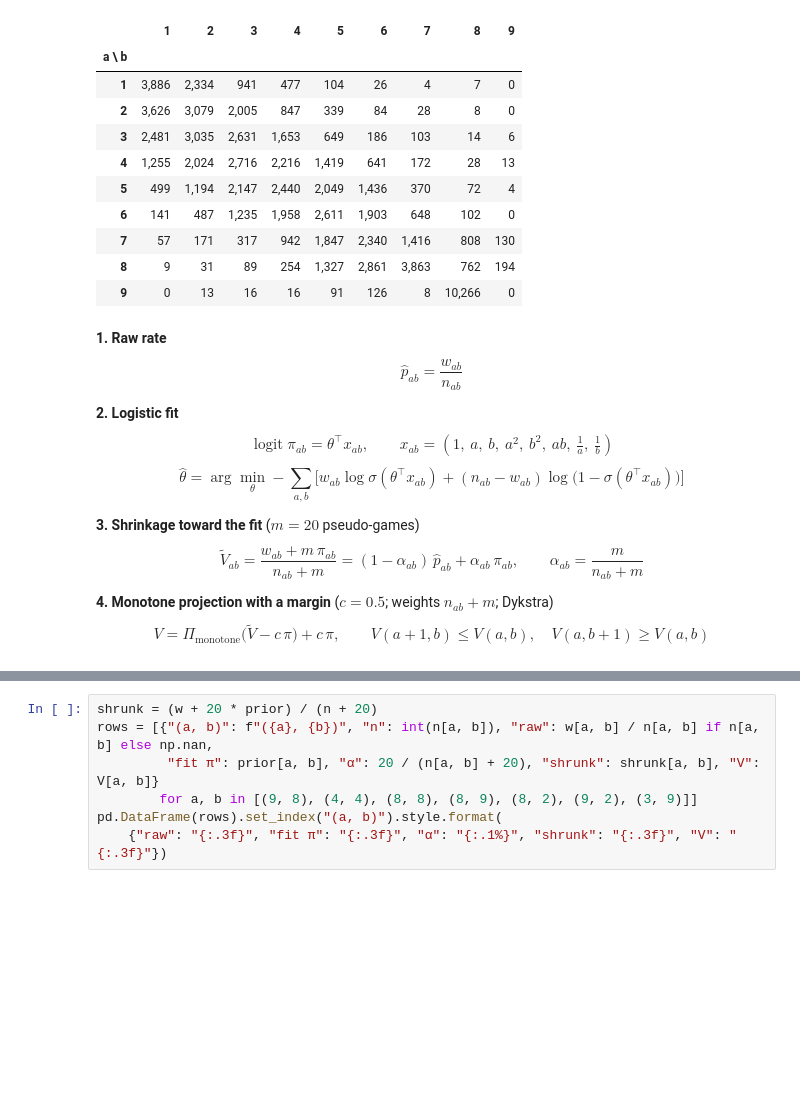
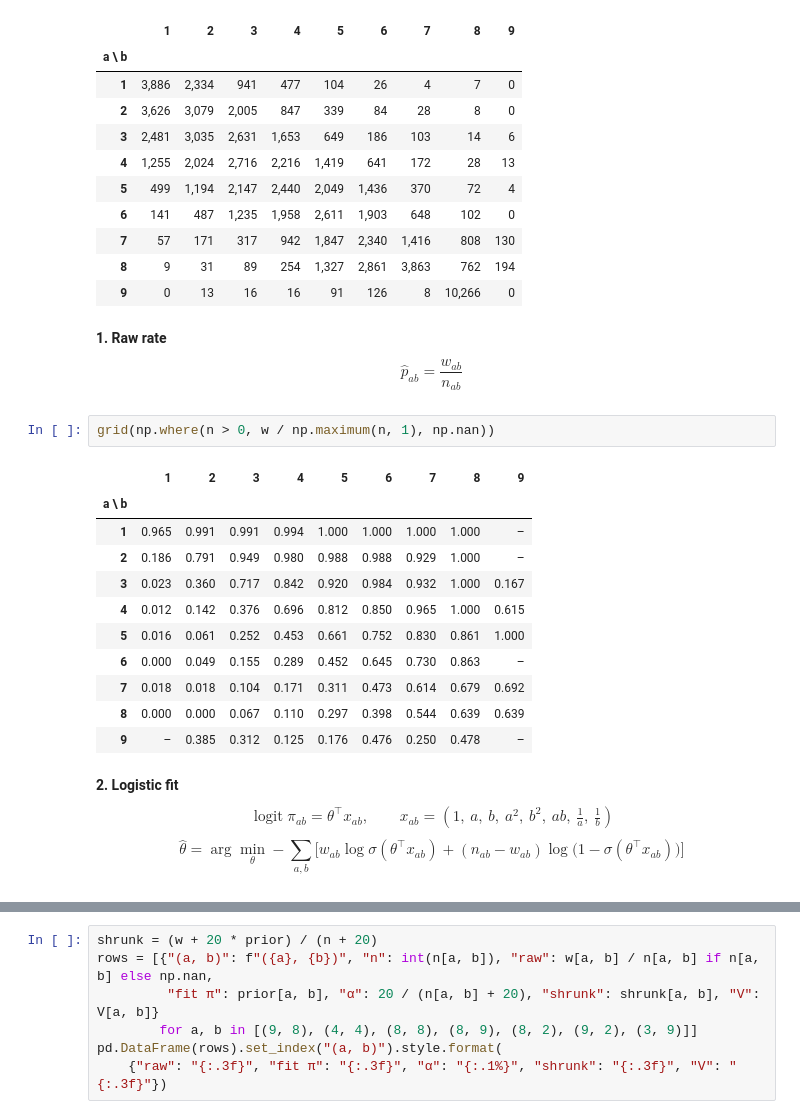
Before and after one commit to shanelee2027/CodenamesAI, a Jupyter notebook: notebooks/value_model_comfort_1028.ipynb, the cells around one changed output, grey strips where cells are left out. Cells and saved outputs as stored; diff of their text form; blank space fills up the shorter version.

```diff
--- a/notebooks/value_model_comfort_1028.ipynb
+++ b/notebooks/value_model_comfort_1028.ipynb
@@ -52,21 +54,26 @@ grid(n.astype(float), "{:,.0f}")
 | 7 | 57 | 171 | 317 | 942 | 1,847 | 2,340 | 1,416 | 808 | 130 |
 | 8 | 9 | 31 | 89 | 254 | 1,327 | 2,861 | 3,863 | 762 | 194 |
 | 9 | 0 | 13 | 16 | 16 | 91 | 126 | 8 | 10,266 | 0 |
+# %% [markdown]
+**1. Raw rate**
+$$\hat p_{ab} = \frac{w_{ab}}{n_{ab}}$$
+# %%
+grid(np.where(n > 0, w / np.maximum(n, 1), np.nan))
+# %% [output]
+|  | 1 | 2 | 3 | 4 | 5 | 6 | 7 | 8 | 9 |
+| a \ b |  |  |  |  |  |  |  |  |  |
+| 1 | 0.965 | 0.991 | 0.991 | 0.994 | 1.000 | 1.000 | 1.000 | 1.000 | – |
+| 2 | 0.186 | 0.791 | 0.949 | 0.980 | 0.988 | 0.988 | 0.929 | 1.000 | – |
+| 3 | 0.023 | 0.360 | 0.717 | 0.842 | 0.920 | 0.984 | 0.932 | 1.000 | 0.167 |
+| 4 | 0.012 | 0.142 | 0.376 | 0.696 | 0.812 | 0.850 | 0.965 | 1.000 | 0.615 |
+| 5 | 0.016 | 0.061 | 0.252 | 0.453 | 0.661 | 0.752 | 0.830 | 0.861 | 1.000 |
+| 6 | 0.000 | 0.049 | 0.155 | 0.289 | 0.452 | 0.645 | 0.730 | 0.863 | – |
+| 7 | 0.018 | 0.018 | 0.104 | 0.171 | 0.311 | 0.473 | 0.614 | 0.679 | 0.692 |
+| 8 | 0.000 | 0.000 | 0.067 | 0.110 | 0.297 | 0.398 | 0.544 | 0.639 | 0.639 |
+| 9 | – | 0.385 | 0.312 | 0.125 | 0.176 | 0.476 | 0.250 | 0.478 | – |
 # %% [markdown]
-**1. Raw rate**
-$$\hat p_{ab} = \frac{w_{ab}}{n_{ab}}$$
-
 **2. Logistic fit**
 $$\operatorname{logit} \pi_{ab} = \theta^\top x_{ab}, \qquad
 x_{ab} = \left(1,\ a,\ b,\ a^2,\ b^2,\ ab,\ \tfrac{1}{a},\ \tfrac{1}{b}\right)$$
 $$\hat\theta = \arg\min_\theta -\sum_{a, b} \Big[ w_{ab} \log \sigma(\theta^\top x_{ab})
 + (n_{ab} - w_{ab}) \log\big(1 - \sigma(\theta^\top x_{ab})\big) \Big]$$
-
-**3. Shrinkage toward the fit** ($m = 20$ pseudo-games)
-$$\tilde V_{ab} = \frac{w_{ab} + m\, \pi_{ab}}{n_{ab} + m}
-= (1 - \alpha_{ab})\, \hat p_{ab} + \alpha_{ab}\, \pi_{ab},
-\qquad \alpha_{ab} = \frac{m}{n_{ab} + m}$$
-
-**4. Monotone projection with a margin** ($c = 0.5$; weights $n_{ab} + m$; Dykstra)
-$$V = \Pi_{\text{monotone}}\big(\tilde V - c\,\pi\big) + c\,\pi, \qquad
-V(a+1, b) \le V(a, b),\quad V(a, b+1) \ge V(a, b)$$
```
Also changed, not shown: parts of 12 cells of this notebook, 1 other file.
